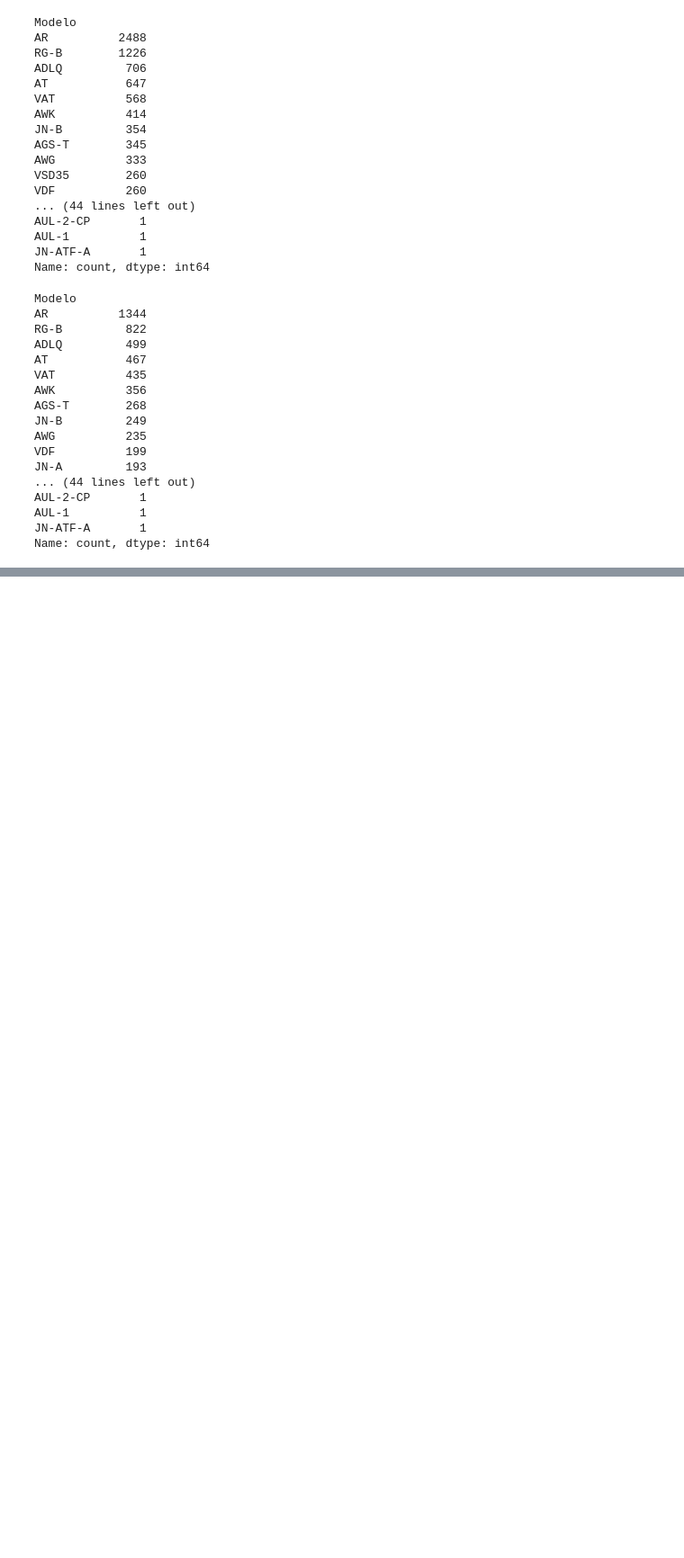
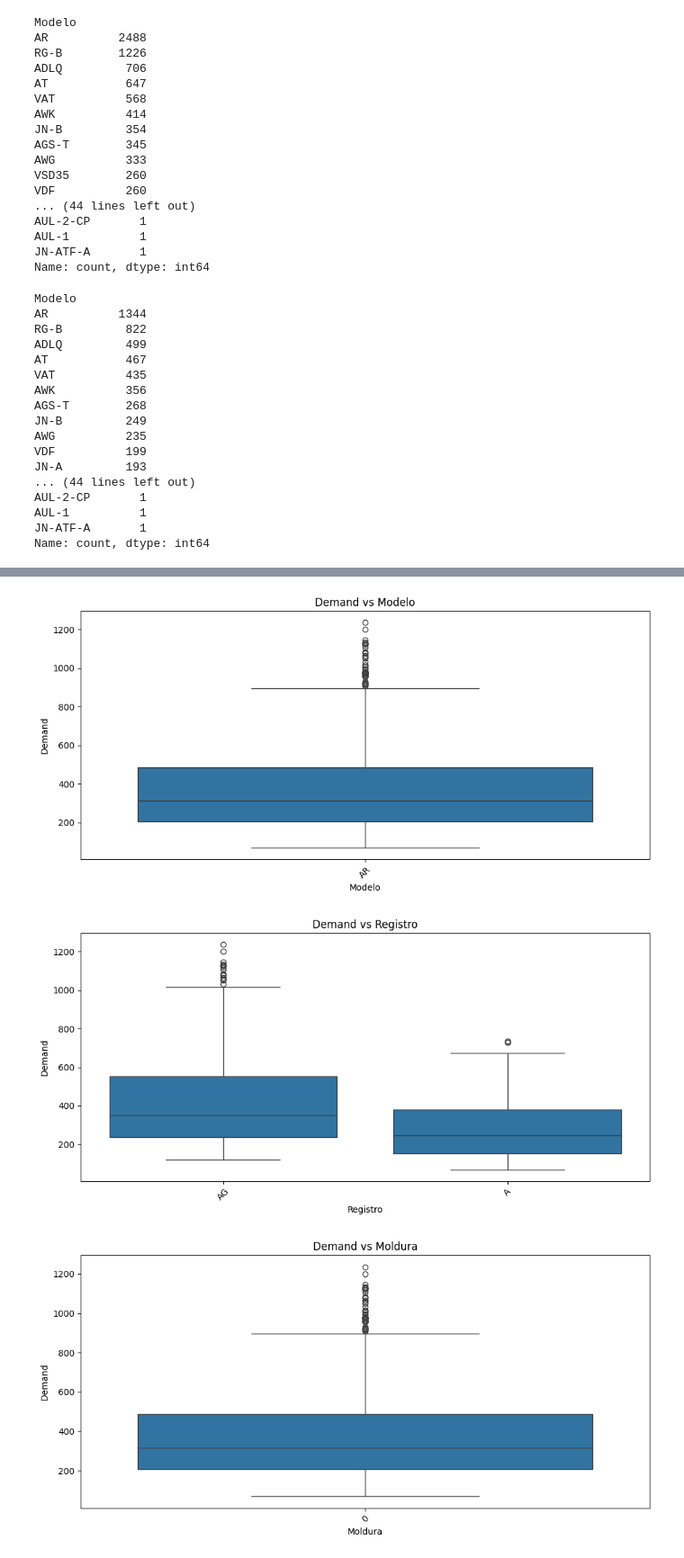
Before and after one commit to ArthurMaciell/ORCA, a Jupyter notebook: research/02_data_validation.ipynb, the cells around one changed output, grey strips where cells are left out. Shown at 90% size. Drawn from its saved outputs; the diff is of its cells as text; code cells hidden in the pictures; blank space fills up the shorter version.

```diff
--- a/research/02_data_validation.ipynb
+++ b/research/02_data_validation.ipynb
@@ -92,0 +408,14 @@ modelos_validos = modelos_validos[modelos_validos >= 30].index.tolist()
+# %%
+for col in colunas_categoricas_ar:
+    plt.figure(figsize=(10, 5))
+    sns.boxplot(x=df_ar[col], y=df_ar['Preço (1)'])
+    plt.title(f"Demand vs {col}")
+    plt.xlabel(col)
+    plt.ylabel("Demand")
+    plt.xticks(rotation=45)
+    plt.tight_layout()
+    plt.show()
+# %% [output]
+[figure, added]
+[figure, added]
+[figure, added]
```
Also changed, not shown: parts of 23 cells of this notebook, 3 other files.
